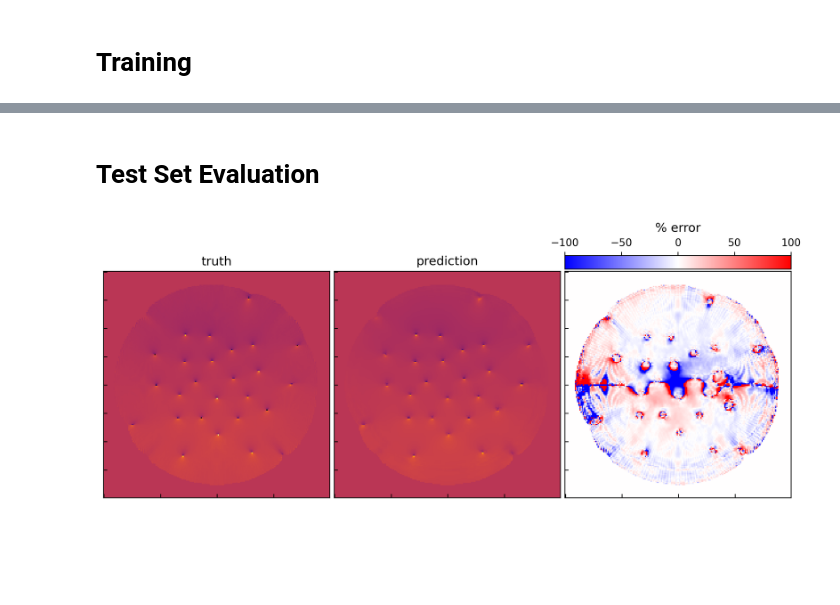
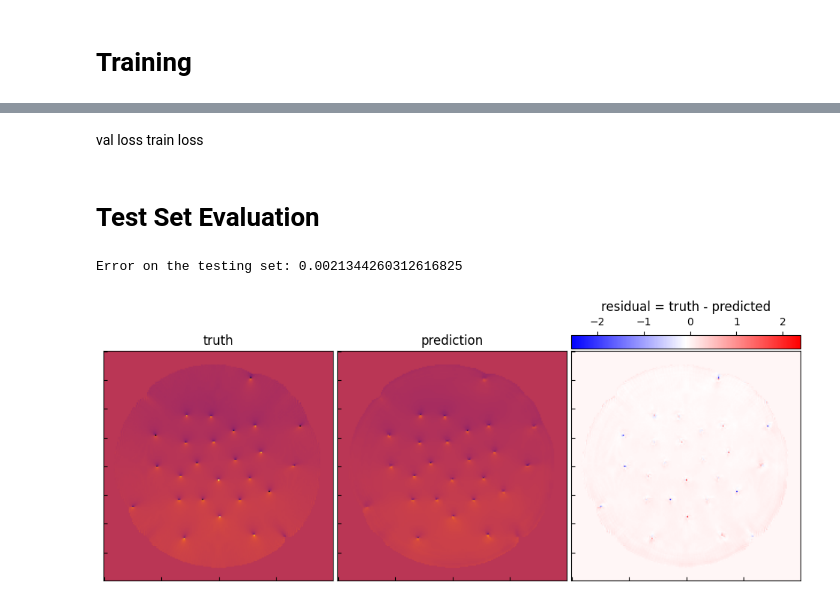
Before and after one commit to JackieLee23/HPML-Final-Project, a Jupyter notebook: quantized_density_to_phase_grad.ipynb, the cells around one changed output, grey strips where cells are left out. Saved outputs shown, nothing was run; the diff lists cells and outputs as text; code cells hidden in the pictures; blank space fills up the shorter version.

```diff
--- a/quantized_density_to_phase_grad.ipynb
+++ b/quantized_density_to_phase_grad.ipynb
@@ -94,9 +81,7 @@ array([[[2.25774496e-24, 2.12975154e-24, 2.21521891e-24, ...,
 # %%
-
-
 # Visualize an example
 idx = 1
-fig, ax = plt.subplots(1, 3, figsize=(10, 4), dpi=300)
+fig, ax = plt.subplots(1, 3, figsize=(10, 4), dpi=100)
 ax = ax.ravel()
 plt.subplots_adjust(hspace=0.01, wspace=0.01)
 
@@ -380,8 +284,0 @@ class UNet(nn.Module):
-# %%
-# Example usage, showing the channel sizes
-unet_8 = UNet(channels=[1, 8, 16, 32, 64, 128, 256, 512], out_channels=2, verbose=True)
-dataiter = iter(train_loader)
-images, labels, masks = next(dataiter)
-print(images.shape)
-
-output = unet_8(images);
@@ -543,8 +1412,12 @@ def model_size_mb(model):
+# %% [markdown]
+val loss train loss
 # %% [markdown]
 # Test Set Evaluation
 # %%
 # Get test predictions
-inputs, predictions, truths, masks = predict(test_loader, unet_8, device=device)
+inputs, predictions, truths, masks = predict(test_loader, unet, device=device)
 errors = mse_with_mask(predictions, truths, masks, keep_first_dim=True)
 
 print(f"Error on the testing set: {errors.mean()}")
+# %% [output]
+Error on the testing set: 0.0021344260312616825
@@ -579,23 +1424,23 @@ print("Max diff:", (out_fp32 - out_int8).abs().max().item())
 # %%
 # Convert to numpy arrays
-inputs = inputs.cpu().numpy()
-predictions = predictions.cpu().numpy()
-truths = truths.cpu().numpy()
-masks = masks.cpu().numpy()
-errors = errors.cpu().numpy()
+inputs_cpu = inputs.cpu().numpy()
+predictions_cpu = predictions.cpu().numpy()
+truths_cpu = truths.cpu().numpy()
+masks_cpu = masks.cpu().numpy()
+errors_cpu = errors.cpu().numpy()
 # %%
 # Visualize a prediction
 idx = 100
-vmin = truths.min()
-vmax = truths.max()
-fig, ax = plt.subplots(1, 3, figsize=(12, 8), dpi=300)
+vmin = truths_cpu.min()
+vmax = truths_cpu.max()
+fig, ax = plt.subplots(1, 3, figsize=(12, 8), dpi=100)
 ax = ax.ravel()
 plt.subplots_adjust(hspace=0.02, wspace=0.02)
-truth_x = truths[idx, 0]
-truth_y = truths[idx, 1]
+truth_x = truths_cpu[idx, 0]
+truth_y = truths_cpu[idx, 1]
 
-predicted_x = predictions[idx, 0] * (1 - masks[idx, 0])
-predicted_y = predictions[idx, 1] * (1 - masks[idx, 1])
+predicted_x = predictions_cpu[idx, 0] * (1 - masks_cpu[idx, 0])
+predicted_y = predictions_cpu[idx, 1] * (1 - masks_cpu[idx, 1])
 
 residual_x = (truth_x - predicted_x) / truth_x
 residual_y = (truth_y - predicted_y) / truth_y
@@ -605,40 +1450,41 @@ percentage_error_x = np.zeros_like(truth_x)
 mask = truth_x != 0
 percentage_error_x[mask] = 100 * (truth_x[mask] - predicted_x[mask]) / truth_x[mask]
 
+residual = truth_x- predicted_x
 ax[0].imshow(truth_x, vmin=vmin, vmax=vmax, cmap="inferno")
 ax[1].imshow(predicted_x, vmin=vmin, vmax=vmax, cmap="inferno")
 # ax[3].imshow(truth_y , vmin = vmin, vmax = vmax)
 # ax[4].imshow(predicted_y, vmin = vmin, vmax = vmax)
 
 # show the residual in the 3 column
-resim = ax[2].imshow(percentage_error_x, vmin=-100, vmax=100, cmap="bwr")
+resim = ax[2].imshow(residual,  cmap="bwr")
 # ax[5].imshow(residual_y, vmin = -1, vmax = 1, cmap="bwr")
 for a in ax:
     a.set_xticklabels([])
     a.set_yticklabels([])
     a.tick_params(direction="in")
 
 # make an inset axis for ax[2]
 cbar_inset = ax[2].inset_axes([0, 1.01, 1, 0.06])
 
 # make a colorbar using cbar_inset
 
 cbar = fig.colorbar(resim, cax=cbar_inset, orientation="horizontal")
-cbar_inset.set_title(r"% error")
+cbar_inset.set_title(r"residual = truth - predicted")
 # put ticks on top of the cbar
 cbar_inset.xaxis.set_ticks_position("top")
 # fig.colorbar(resim, ax=ax[2], location='top', label='Residual Value', fraction=0.046, pad=0.04)
 
 
 ax[0].set_title("truth")
 ax[1].set_title("prediction")
 
 
 plt.savefig(
     os.path.join(data_loc, "final_example_residual.png"),
     bbox_inches="tight",
     dpi=300,
     pad_inches=0.1,
 )
 # %% [output]
-[figure, old version]
+[figure, new version]
```
Also changed, not shown: parts of 34 cells of this notebook.
